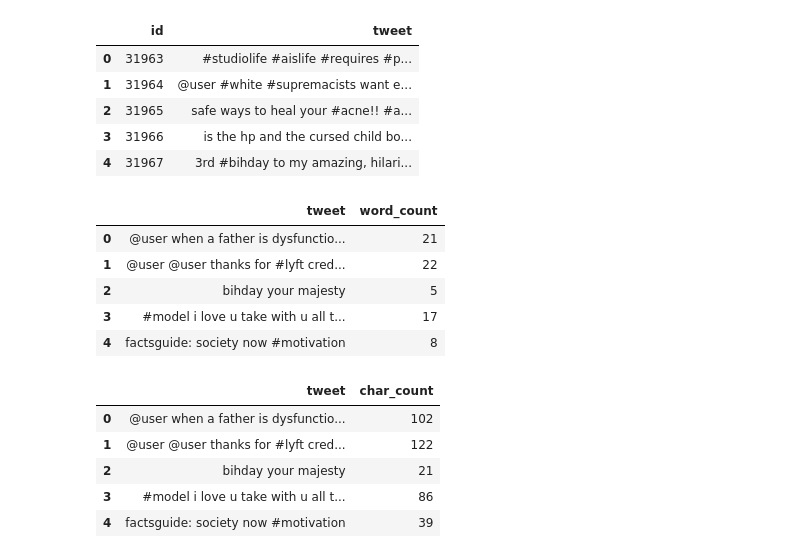
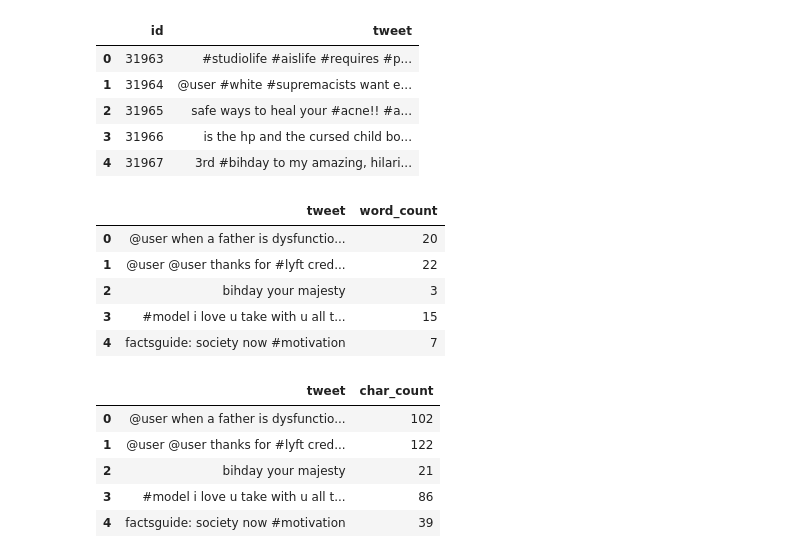
Before and after one commit to tepna/ds-course-materials, a Jupyter notebook: notebooks/lectures/l30_nlp.ipynb, the cells around one changed output. Drawn from its saved outputs; the diff is of its cells as text; code cells hidden in the pictures.

```diff
--- a/notebooks/lectures/l30_nlp.ipynb
+++ b/notebooks/lectures/l30_nlp.ipynb
@@ -194,17 +196,17 @@ df_test.head()
 # %%
 # Count number of words
 def num_of_words(df):
-    df["word_count"] = df["tweet"].apply(lambda x : len(str(x).split(" ")))
+    df["word_count"] = df["tweet"].apply(lambda x : len(str(x).strip().split(" ")))
     return df[["tweet", "word_count"]].head()
 
 num_of_words(df_train)
 # %% [output]
 |  | tweet | word_count |
-| 0 | @user when a father is dysfunctio... | 21 |
+| 0 | @user when a father is dysfunctio... | 20 |
 | 1 | @user @user thanks for #lyft cred... | 22 |
-| 2 | bihday your majesty | 5 |
-| 3 | #model i love u take with u all t... | 17 |
-| 4 | factsguide: society now #motivation | 8 |
+| 2 | bihday your majesty | 3 |
+| 3 | #model i love u take with u all t... | 15 |
+| 4 | factsguide: society now #motivation | 7 |
 # %%
 # Count number of characters
 def num_of_chars(df):
```
Also changed, not shown: parts of 2 cells of this notebook.
